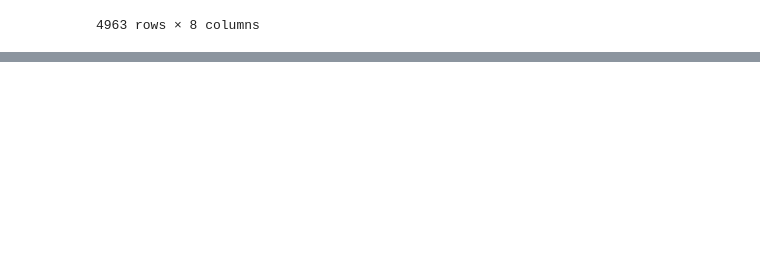
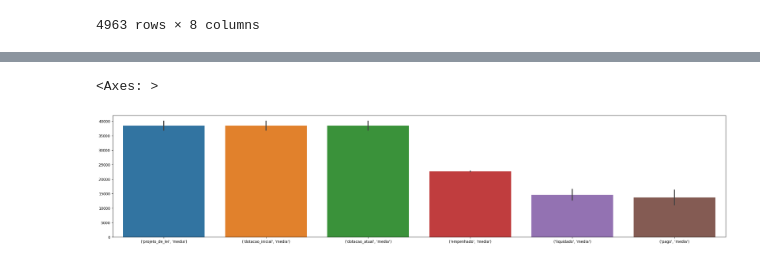
Before and after one commit to Guardians-DSC/dados, a Jupyter notebook: orcamento/notebooks/objetivo.ipynb, the cells around one changed output, grey strips where cells are left out. Drawn from its saved outputs; the diff is of its cells as text; code cells hidden in the pictures; blank space fills up the shorter version.

Commit message:
Atualizando notebook

```diff
--- a/orcamento/notebooks/objetivo.ipynb
+++ b/orcamento/notebooks/objetivo.ipynb
@@ -91,0 +67,7 @@ Informações imediatas que tiramos a partir dos índices do Data Frame:
+# %%
+objetivo_informacoes = objetivo_copia.groupby(alvo)[monetario].agg([
+    sum, len, max, min, lambda col_monetaria: col_monetaria.mean()
+])
+
+objetivo_informacoes.rename(columns={'<lambda_0>':'media'}, inplace=True)
+objetivo_informacoes
@@ -91,0 +186,18 @@ Informações imediatas que tiramos a partir dos índices do Data Frame:
+# %%
+colunas_alvo_soma = [
+    ('projeto_de_lei','sum'),
+    ('dotacao_inicial','sum'),
+    ('dotacao_atual','sum'),
+    ('empenhado','sum'),
+    ('liquidado','sum'),
+    ('pago','sum')
+]
+
+colunas_alvo_media = [
+    ('projeto_de_lei','media'),
+    ('dotacao_inicial','media'),
+    ('dotacao_atual','media'),
+    ('empenhado','media'),
+    ('liquidado','media'),
+    ('pago','media')
+]
@@ -91,0 +209,6 @@ Informações imediatas que tiramos a partir dos índices do Data Frame:
+# %%
+plt.figure(figsize=(30,6))
+sns.barplot(objetivo_0052[colunas_alvo_media])
+# %% [output]
+<Axes: >
+[figure, added]
```
Also changed, not shown: parts of 28 cells of this notebook.
